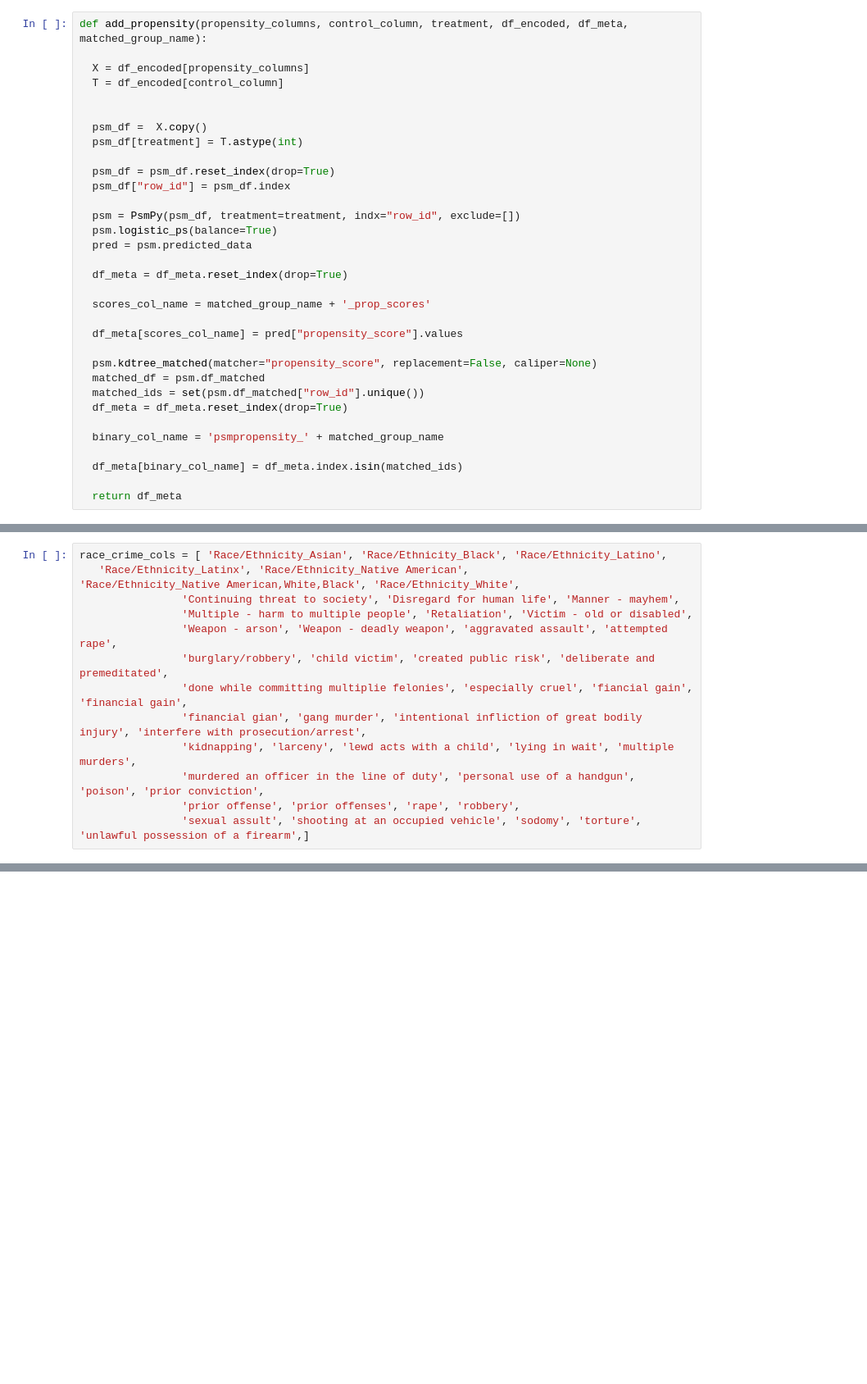
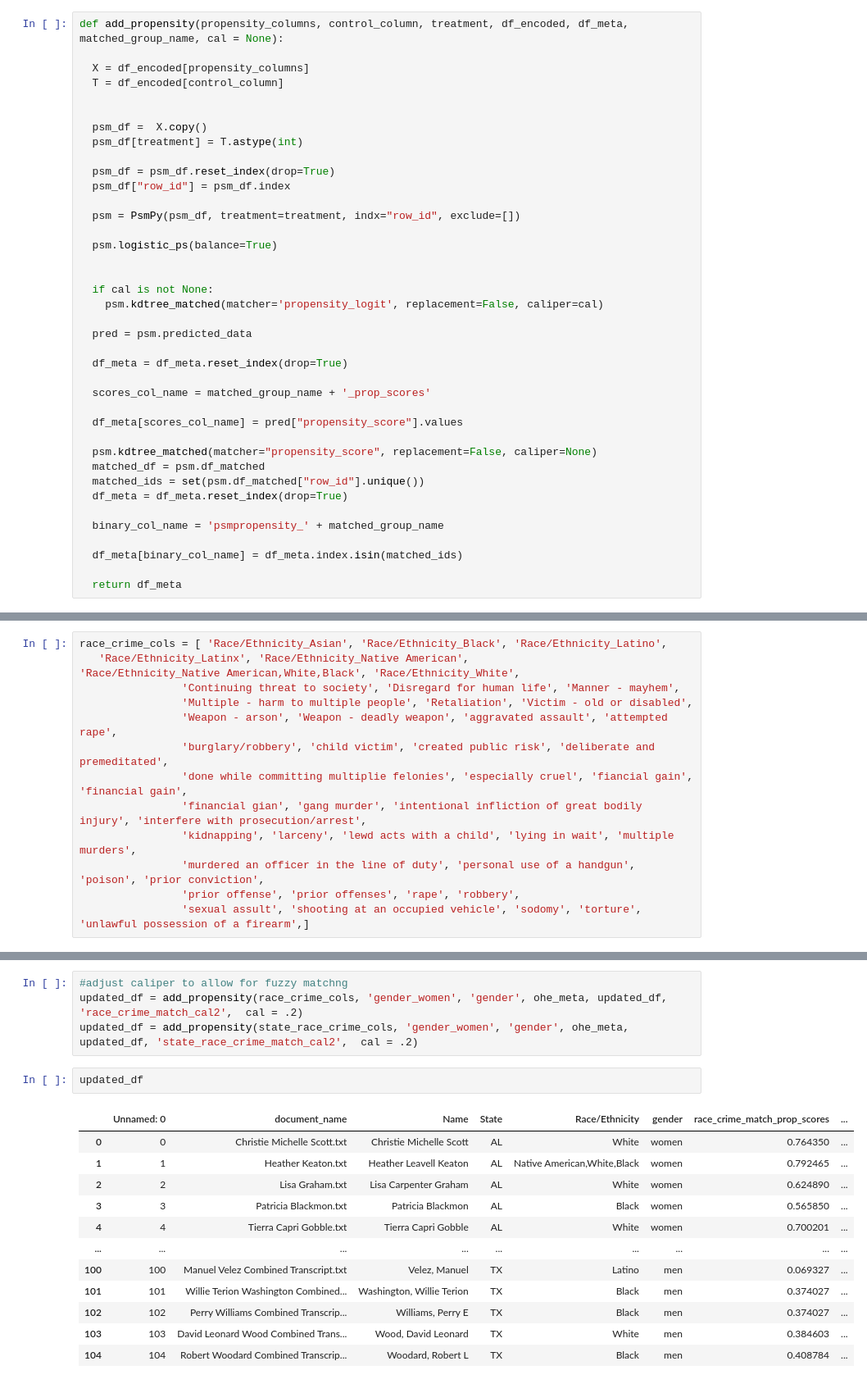
Before and after one commit to camille2019/Women-Capital-Trial-Analysis, a Jupyter notebook: propensity_matching_psm.ipynb, the cells around one changed output, grey strips where cells are left out. Shown at 82% size. Drawn from its saved outputs; the diff is of its cells as text; blank space fills up the shorter version.

```diff
--- a/propensity_matching_psm.ipynb
+++ b/propensity_matching_psm.ipynb
@@ -40,7 +43,7 @@ save_path = '/content/drive/MyDrive/Capital_trials/'
 full_meta = pd.read_csv(save_path + 'full_crime_meta_.csv')
 ohe_meta = pd.read_csv('/content/drive/MyDrive/Capital_trials/ohe_metadata_only.csv')
 # %%
-def add_propensity(propensity_columns, control_column, treatment, df_encoded, df_meta, matched_group_name):
+def add_propensity(propensity_columns, control_column, treatment, df_encoded, df_meta, matched_group_name, cal = None):
 
   X = df_encoded[propensity_columns]
   T = df_encoded[control_column]
@@ -53,7 +56,13 @@ def add_propensity(propensity_columns, control_column, treatment, df_encoded, df
   psm_df["row_id"] = psm_df.index
 
   psm = PsmPy(psm_df, treatment=treatment, indx="row_id", exclude=[])
+
   psm.logistic_ps(balance=True)
+
+
+  if cal is not None:
+    psm.kdtree_matched(matcher='propensity_logit', replacement=False, caliper=cal)
+
   pred = psm.predicted_data
 
   df_meta = df_meta.reset_index(drop=True)
@@ -110,0 +119,19 @@ updated_df = add_propensity(state_race_crime_cols, 'gender_women', 'gender', ohe
+# %%
+#adjust caliper to allow for fuzzy matchng
+updated_df = add_propensity(race_crime_cols, 'gender_women', 'gender', ohe_meta, updated_df, 'race_crime_match_cal2',  cal = .2)
+updated_df = add_propensity(state_race_crime_cols, 'gender_women', 'gender', ohe_meta, updated_df, 'state_race_crime_match_cal2',  cal = .2)
+# %%
+updated_df
+# %% [output]
+|  | Unnamed: 0 | document_name | Name | State | Race/Ethnicity | gender | race_crime_match_prop_scores | ... |
+| 0 | 0 | Christie Michelle Scott.txt | Christie Michelle Scott | AL | White | women | 0.764350 | ... |
+| 1 | 1 | Heather Keaton.txt | Heather Leavell Keaton | AL | Native American,White,Black | women | 0.792465 | ... |
+| 2 | 2 | Lisa Graham.txt | Lisa Carpenter Graham | AL | White | women | 0.624890 | ... |
+| 3 | 3 | Patricia Blackmon.txt | Patricia Blackmon | AL | Black | women | 0.565850 | ... |
+| 4 | 4 | Tierra Capri Gobble.txt | Tierra Capri Gobble | AL | White | women | 0.700201 | ... |
+| ... | ... | ... | ... | ... | ... | ... | ... | ... |
+| 100 | 100 | Manuel Velez Combined Transcript.txt | Velez, Manuel | TX | Latino | men | 0.069327 | ... |
+| 101 | 101 | Willie Terion Washington Combined... | Washington, Willie Terion | TX | Black | men | 0.374027 | ... |
+| 102 | 102 | Perry Williams Combined Transcrip... | Williams, Perry E | TX | Black | men | 0.374027 | ... |
+| 103 | 103 | David Leonard Wood Combined Trans... | Wood, David Leonard | TX | White | men | 0.384603 | ... |
+| 104 | 104 | Robert Woodard Combined Transcrip... | Woodard, Robert L | TX | Black | men | 0.408784 | ... |
```
Also changed, not shown: parts of 6 cells of this notebook.
